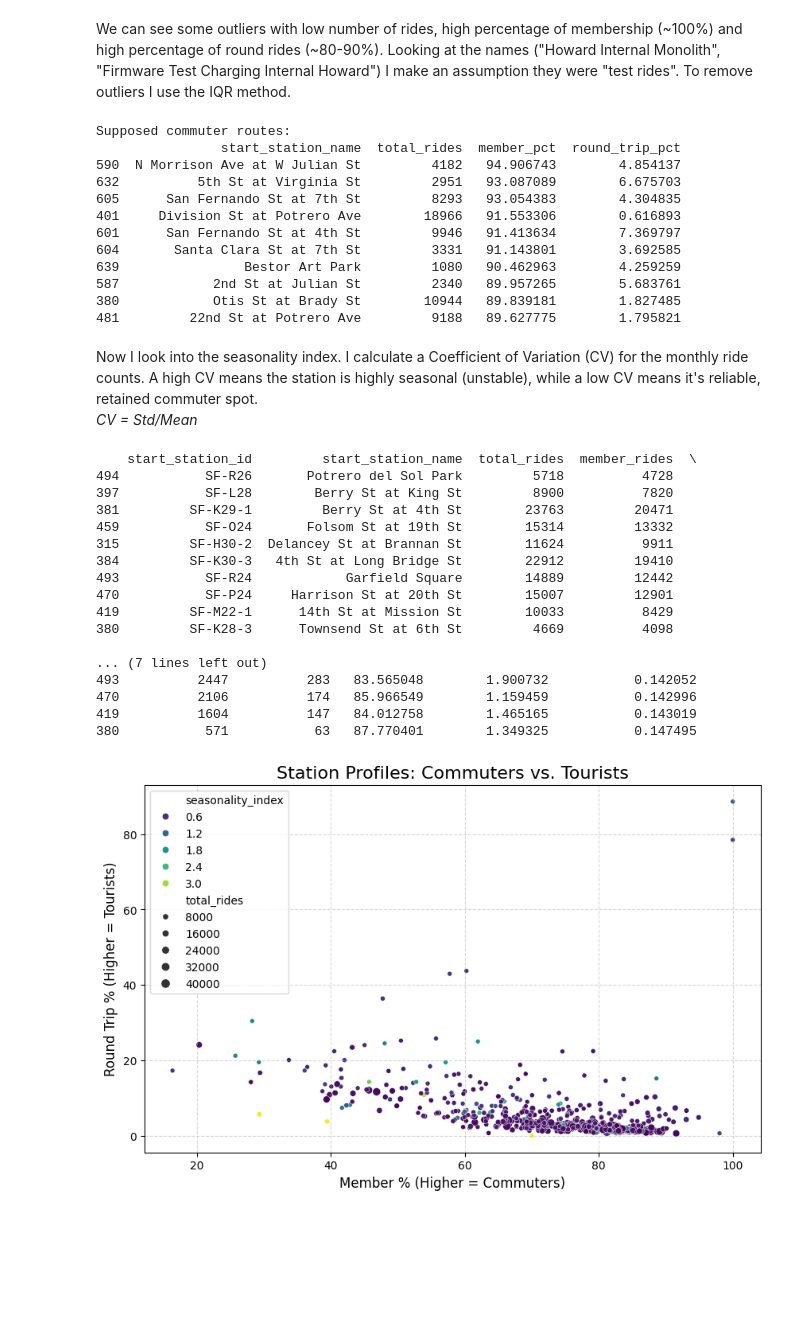
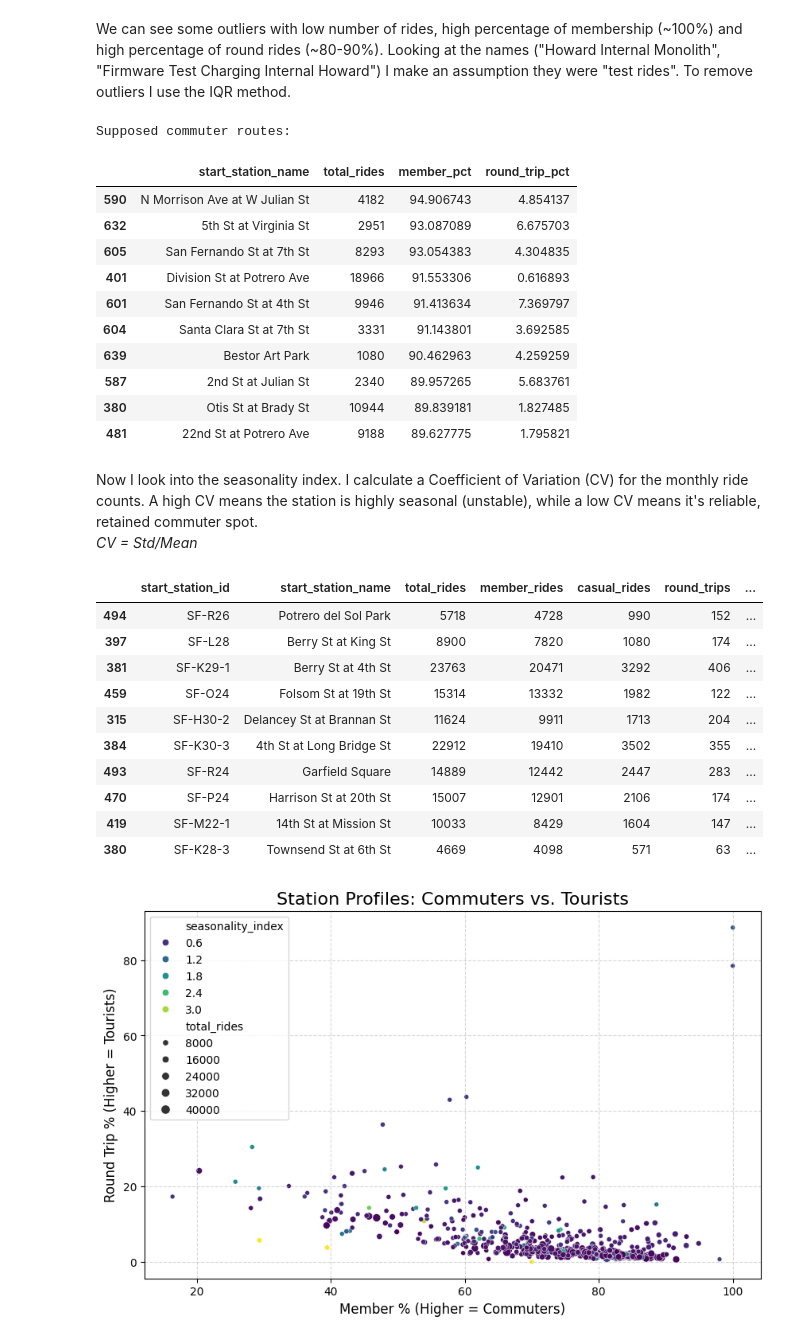
Before and after one commit to mdinaya/baywheels_analysis, a Jupyter notebook: notebooks/01_user_behavior.ipynb, the cells around one changed output. Saved outputs shown, nothing was run; the diff lists cells and outputs as text; code cells hidden in the pictures; blank space fills up the shorter version.

```diff
--- a/notebooks/01_user_behavior.ipynb
+++ b/notebooks/01_user_behavior.ipynb
@@ -128,20 +124,20 @@ clean_data = filtered_df[
 commuter_hubs = clean_data.sort_values(by=["member_pct", "round_trip_pct"], ascending=[False, True])
 
 print("Supposed commuter routes:")
-print(commuter_hubs[["start_station_name", "total_rides", "member_pct", "round_trip_pct"]].head(10))
+commuter_hubs[["start_station_name", "total_rides", "member_pct", "round_trip_pct"]].head(10)
 # %% [output]
 Supposed commuter routes:
-                start_station_name  total_rides  member_pct  round_trip_pct
-590  N Morrison Ave at W Julian St         4182   94.906743        4.854137
-632          5th St at Virginia St         2951   93.087089        6.675703
-605      San Fernando St at 7th St         8293   93.054383        4.304835
-401     Division St at Potrero Ave        18966   91.553306        0.616893
-601      San Fernando St at 4th St         9946   91.413634        7.369797
-604       Santa Clara St at 7th St         3331   91.143801        3.692585
-639                Bestor Art Park         1080   90.462963        4.259259
-587            2nd St at Julian St         2340   89.957265        5.683761
-380            Otis St at Brady St        10944   89.839181        1.827485
-481         22nd St at Potrero Ave         9188   89.627775        1.795821
+|  | start_station_name | total_rides | member_pct | round_trip_pct |
+| 590 | N Morrison Ave at W Julian St | 4182 | 94.906743 | 4.854137 |
+| 632 | 5th St at Virginia St | 2951 | 93.087089 | 6.675703 |
+| 605 | San Fernando St at 7th St | 8293 | 93.054383 | 4.304835 |
+| 401 | Division St at Potrero Ave | 18966 | 91.553306 | 0.616893 |
+| 601 | San Fernando St at 4th St | 9946 | 91.413634 | 7.369797 |
+| 604 | Santa Clara St at 7th St | 3331 | 91.143801 | 3.692585 |
+| 639 | Bestor Art Park | 1080 | 90.462963 | 4.259259 |
+| 587 | 2nd St at Julian St | 2340 | 89.957265 | 5.683761 |
+| 380 | Otis St at Brady St | 10944 | 89.839181 | 1.827485 |
+| 481 | 22nd St at Potrero Ave | 9188 | 89.627775 | 1.795821 |
 # %% [markdown]
 Now I look into the seasonality index. I calculate a Coefficient of Variation (CV) for the monthly ride counts. A high CV means the station is highly seasonal (unstable), while a low CV means it's reliable, retained commuter spot.
 <br>
@@ -149,27 +145,21 @@ Now I look into the seasonality index. I calculate a Coefficient of Variation (C
 # %%
 monthly_counts = df.groupby(["start_station_name", "start_month"]).size().unstack(fill_value=0)
 seasonality = monthly_counts.std(axis=1) / monthly_counts.mean(axis=1)
 seasonality_df = seasonality.reset_index(name="seasonality_index")
 final_analysis = station_stats.merge(seasonality_df, on="start_station_name")
-print(final_analysis.sort_values("seasonality_index").head(10))
+final_analysis.sort_values("seasonality_index").head(10)
 # %% [output]
-    start_station_id         start_station_name  total_rides  member_rides  \
-494           SF-R26       Potrero del Sol Park         5718          4728
-397           SF-L28        Berry St at King St         8900          7820
-381         SF-K29-1         Berry St at 4th St        23763         20471
-459           SF-O24       Folsom St at 19th St        15314         13332
-315         SF-H30-2  Delancey St at Brannan St        11624          9911
-384         SF-K30-3   4th St at Long Bridge St        22912         19410
-493           SF-R24            Garfield Square        14889         12442
-470           SF-P24     Harrison St at 20th St        15007         12901
-419         SF-M22-1      14th St at Mission St        10033          8429
-380         SF-K28-3      Townsend St at 6th St         4669          4098
-
-... (7 lines left out)
-493          2447          283   83.565048        1.900732           0.142052
-470          2106          174   85.966549        1.159459           0.142996
-419          1604          147   84.012758        1.465165           0.143019
-380           571           63   87.770401        1.349325           0.147495
+|  | start_station_id | start_station_name | total_rides | member_rides | casual_rides | round_trips | ... |
+| 494 | SF-R26 | Potrero del Sol Park | 5718 | 4728 | 990 | 152 | ... |
+| 397 | SF-L28 | Berry St at King St | 8900 | 7820 | 1080 | 174 | ... |
+| 381 | SF-K29-1 | Berry St at 4th St | 23763 | 20471 | 3292 | 406 | ... |
+| 459 | SF-O24 | Folsom St at 19th St | 15314 | 13332 | 1982 | 122 | ... |
+| 315 | SF-H30-2 | Delancey St at Brannan St | 11624 | 9911 | 1713 | 204 | ... |
+| 384 | SF-K30-3 | 4th St at Long Bridge St | 22912 | 19410 | 3502 | 355 | ... |
+| 493 | SF-R24 | Garfield Square | 14889 | 12442 | 2447 | 283 | ... |
+| 470 | SF-P24 | Harrison St at 20th St | 15007 | 12901 | 2106 | 174 | ... |
+| 419 | SF-M22-1 | 14th St at Mission St | 10033 | 8429 | 1604 | 147 | ... |
+| 380 | SF-K28-3 | Townsend St at 6th St | 4669 | 4098 | 571 | 63 | ... |
 # %%
 plt.figure(figsize=(10, 6))
 sns.scatterplot(
```
Also changed, not shown: parts of 21 cells of this notebook.
